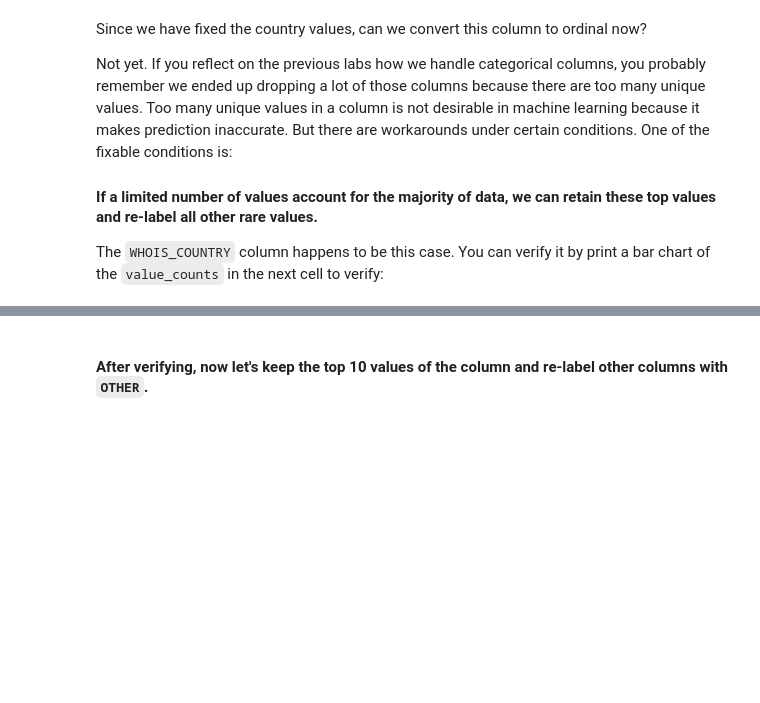
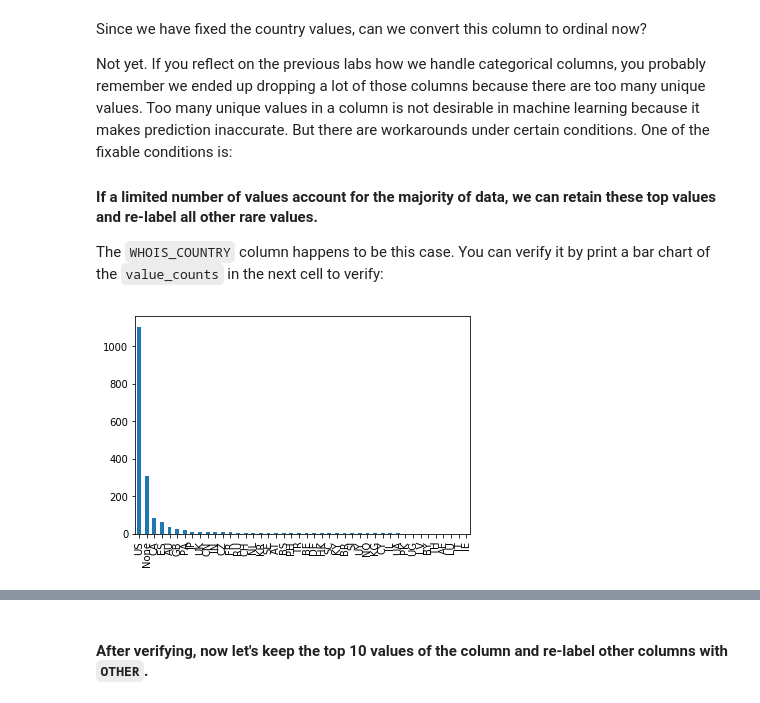
Before and after one commit to alejandrofrank/datamad0119, a Jupyter notebook: module-3/lab-supervised-learning/your-code/main.ipynb, the cells around one changed output, grey strips where cells are left out. Saved outputs shown, nothing was run; the diff lists cells and outputs as text; code cells hidden in the pictures; blank space fills up the shorter version.

```diff
--- a/module-3/lab-supervised-learning/your-code/main.ipynb
+++ b/module-3/lab-supervised-learning/your-code/main.ipynb
@@ -255,6 +255,11 @@ Not yet. If you reflect on the previous labs how we handle categorical columns,
 #### If a limited number of values account for the majority of data, we can retain these top values and re-label all other rare values.
 
 The `WHOIS_COUNTRY` column happens to be this case. You can verify it by print a bar chart of the `value_counts` in the next cell to verify:
+# %%
+websites["WHOIS_COUNTRY"].value_counts().plot.bar()
+top = list(websites["WHOIS_COUNTRY"].value_counts().head(10).index)
+# %% [output]
+[figure, added]
 # %%
 # Your code here
 websites['WHOIS_COUNTRY'].value_counts()
```
Also changed, not shown: parts of 16 cells of this notebook.
